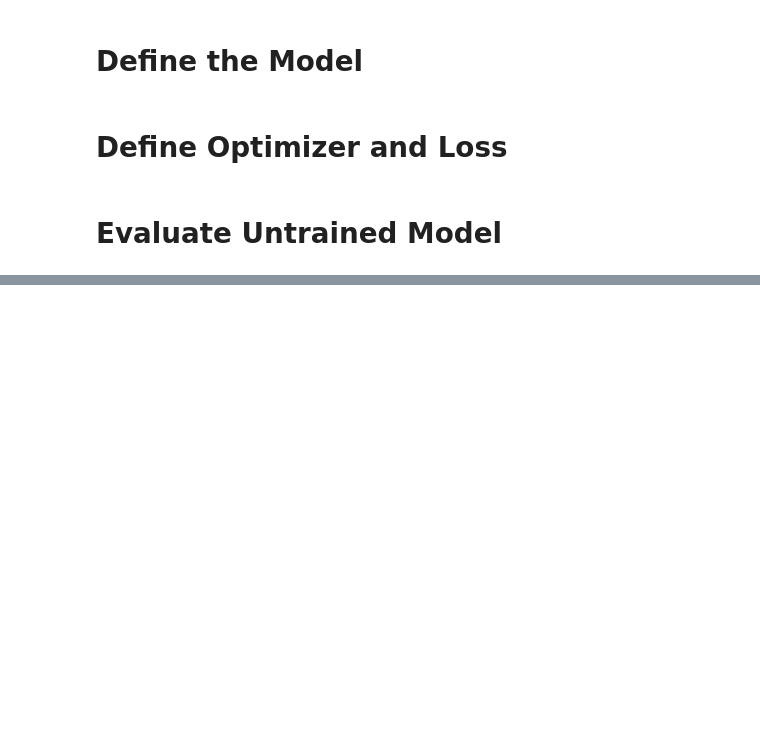
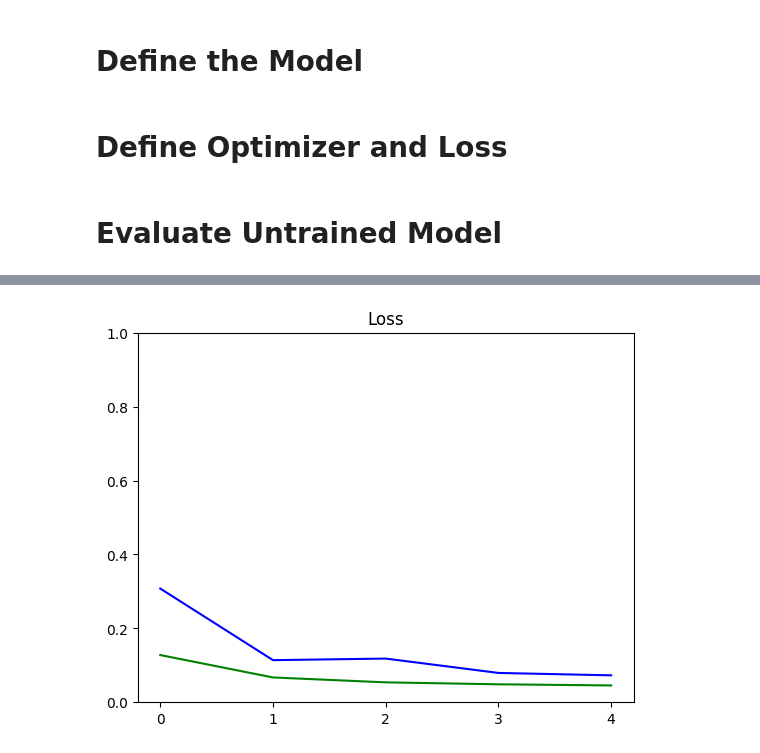
Before and after one commit to yeesem/Deep_Learning, a Jupyter notebook: Breast_Cancer_Prediction_Custom_Training.ipynb, the cells around one changed output, grey strips where cells are left out. Drawn from its saved outputs; the diff is of its cells as text; code cells hidden in the pictures; blank space fills up the shorter version.

```diff
--- a/Breast_Cancer_Prediction_Custom_Training.ipynb
+++ b/Breast_Cancer_Prediction_Custom_Training.ipynb
@@ -135,0 +306,34 @@ loss_object = tf.keras.losses.BinaryCrossentropy()
+# %%
+# Iterate over epochs.
+epochs = 5
+epochs_val_losses, epochs_train_losses = [], []
+
+for epoch in range(epochs):
+    print('Start of epoch %d' % (epoch,))
+    #Perform Training over all batches of train data
+    losses_train = train_data_for_one_epoch(train_dataset, optimizer, loss_object, model, train_acc_metric, train_f1score_metric)
+
+    # Get results from training metrics
+    train_acc = train_acc_metric.result()
+    train_f1score = train_f1score_metric.result()
+
+    #Perform validation on all batches of test data
+    losses_val = perform_validation()
+
+    # Get results from validation metrics
+    val_acc = val_acc_metric.result()
+    val_f1score = val_f1score_metric.result()
+
+    #Calculate training and validation losses for current epoch
+    losses_train_mean = np.mean(losses_train)
+    losses_val_mean = np.mean(losses_val)
+    epochs_val_losses.append(losses_val_mean)
+    epochs_train_losses.append(losses_train_mean)
+
+    print('\n Epcoh %s: Train loss: %.4f  Validation Loss: %.4f, Train Accuracy: %.4f, Validation Accuracy %.4f, Train F1 Score: %.4f, Validation F1 Score: %.4f' % (epoch, float(losses_train_mean), float(losses_val_mean), float(train_acc), float(val_acc), train_f1score, val_f1score))
+
+    #Reset states of all metrics
+    train_acc_metric.reset_states()
+    val_acc_metric.reset_states()
+    val_f1score_metric.reset_states()
+    train_f1score_metric.reset_states()
@@ -135,0 +358,11 @@ loss_object = tf.keras.losses.BinaryCrossentropy()
+# %%
+def plot_metrics(train_metric, val_metric, metric_name, title, ylim=5):
+    plt.title(title)
+    plt.ylim(0,ylim)
+    plt.gca().xaxis.set_major_locator(mticker.MultipleLocator(1))
+    plt.plot(train_metric,color='blue',label=metric_name)
+    plt.plot(val_metric,color='green',label='val_' + metric_name)
+
+plot_metrics(epochs_train_losses, epochs_val_losses, "Loss", "Loss", ylim=1.0)
+# %% [output]
+[figure, added]
```
Also changed, not shown: parts of 16 cells of this notebook.
